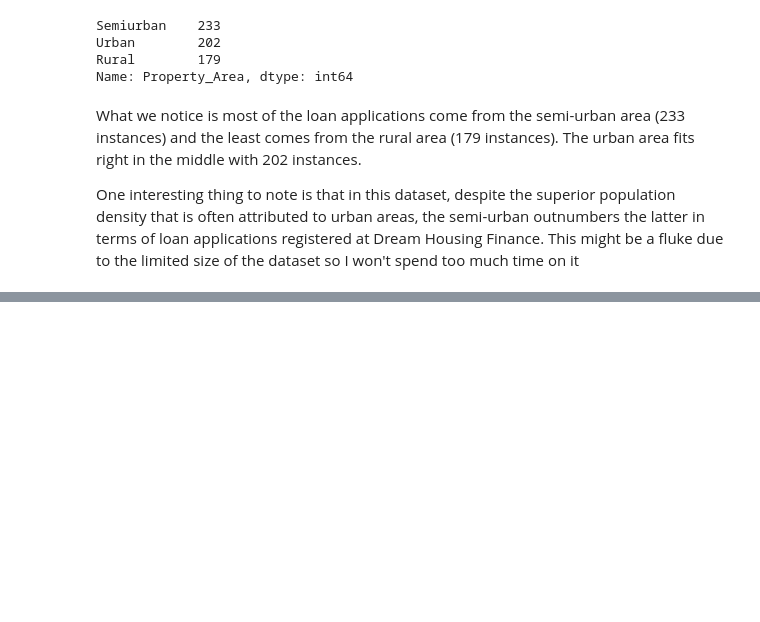
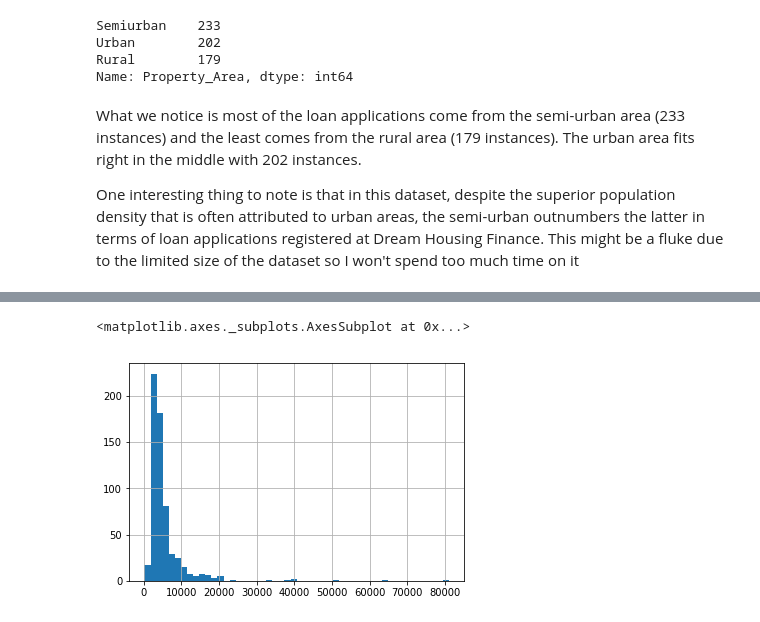
Before and after one commit to ericdasse28/loan-prediction, a Jupyter notebook: Automated Loan Prediction.ipynb, the cells around one changed output, grey strips where cells are left out. Saved outputs shown, nothing was run; the diff lists cells and outputs as text; code cells hidden in the pictures; blank space fills up the shorter version.

```diff
--- a/Automated Loan Prediction.ipynb
+++ b/Automated Loan Prediction.ipynb
@@ -62,0 +67,5 @@ One interesting thing to note is that in this dataset, despite the superior popu
+# %%
+df["ApplicantIncome"].hist(bins=50)
+# %% [output]
+<matplotlib.axes._subplots.AxesSubplot at 0x...>
+[figure, added]
```
Also changed, not shown: parts of 10 cells of this notebook.
